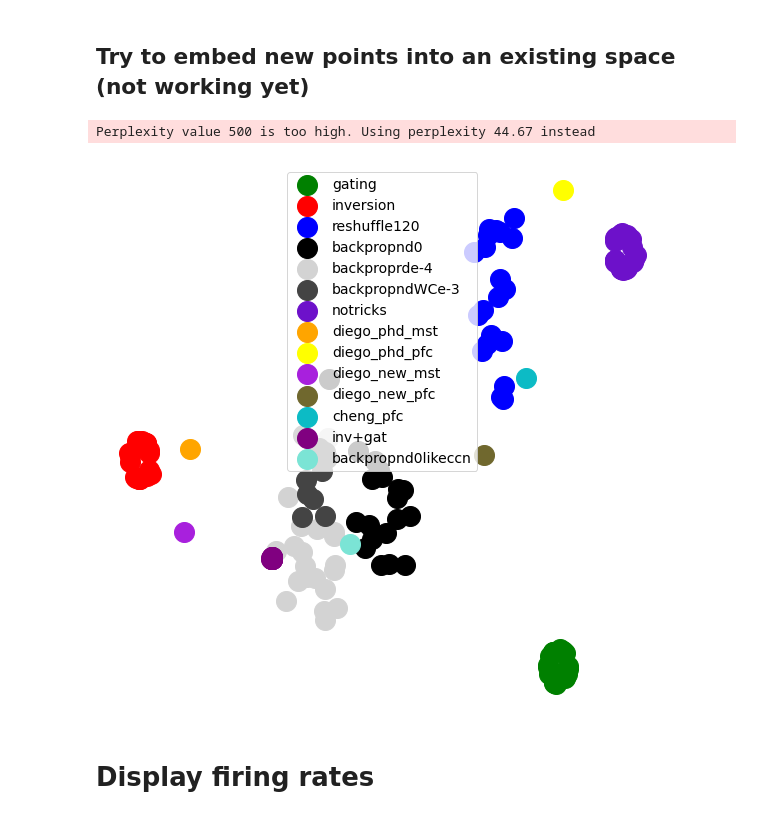
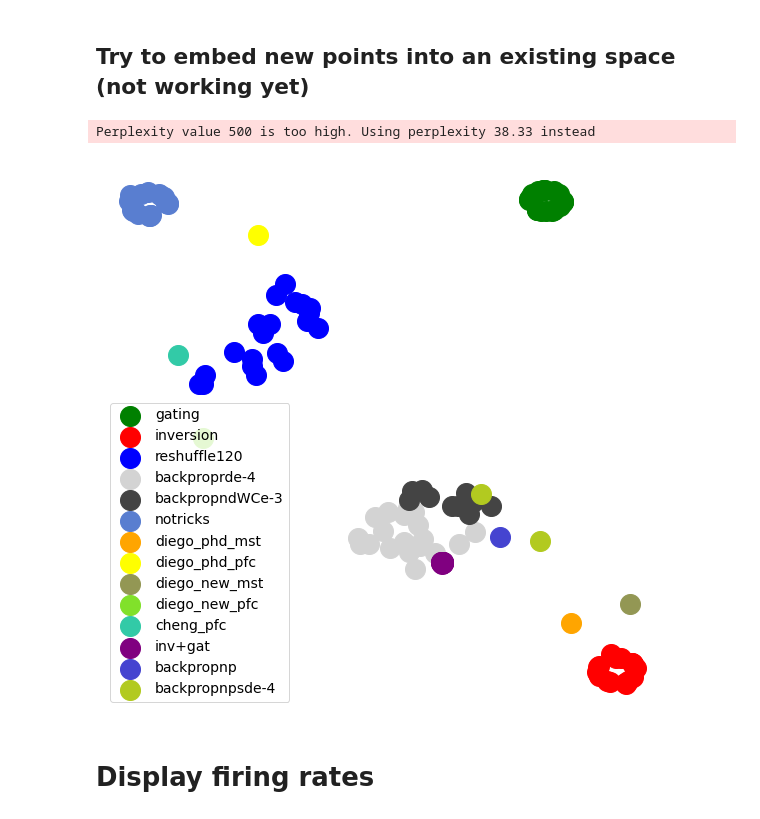
Before and after one commit to azaho/ccn_story3, a Jupyter notebook: netdist.ipynb, the cells around one changed output. Drawn from its saved outputs; the diff is of its cells as text; code cells hidden in the pictures.

```diff
--- a/netdist.ipynb
+++ b/netdist.ipynb
@@ -6,7 +6,7 @@ from netrep.metrics import LinearMetric
 from netrep.metrics import GaussianStochasticMetric
 import matplotlib.pyplot as plt
 import seaborn as sns
-import json
+import json, math
 from scipy import stats
 
 # Load all networks to study here
@@ -71,9 +71,14 @@ all_networks = {
         "names": [f"data/backpropndecCTRNN_2DIR1O_dr100_n0.1_la0.001_r{i}_dv" for i in range(20)],
         "indices": np.arange(0, 64, 16)
     },
-    "backpropnd0likeccn": {
-        "color": np.random.rand(3,),
-        "names": [f"data/backpropndCTRNN_2DIR1O_dr100_n0.1_la0.0001_rlikeCCN_dv" for i in range(1)],
+    "backpropnp": {
+        "color": np.random.rand(3,),  # random color
+        "names": [f"data/backpropnpCTRNN_2DIR1O_dr100_n0.1_la0.0001_rAA_dv" for i in range(1)],
+        "indices": np.arange(0, 64, 16)
+    },
+    "backpropnpsde-4": {
+        "color": np.random.rand(3,),  # random color
+        "names": [f"data/backpropnpsdCTRNN_2DIR1O_dr100_n0.1_la0.0001_r{i}_dv" for i in range(20)],
         "indices": np.arange(0, 64, 16)
     },
     "notricks": {
@@ -114,7 +119,8 @@ all_networks = {
 }
 
 
-keep = "gating,inversion,reshuffle120,inv+gat,backpropnd0,backproprd0,backproprde-4,backpropndWCe-3,backpropnd0likeccn,notricks,diego_phd_mst,diego_phd_pfc,diego_new_mst,diego_new_pfc,cheng_pfc".split(',')
+keep = "gating,inversion,reshuffle120,inv+gat,backpropnd0,backproprd0,backproprde-4,backpropndWCe-3,backpropnp,notricks,diego_phd_mst,diego_phd_pfc,diego_new_mst,diego_new_pfc,cheng_pfc".split(',')
+keep = "gating,inversion,reshuffle120,inv+gat,backpropnd0,backproprd0,backproprde-4,backpropndWCe-3,backpropnp,backpropnpsde-4,notricks,diego_phd_mst,diego_phd_pfc,diego_new_mst,diego_new_pfc,cheng_pfc".split(',')
 for key in list(all_networks.keys()):
    if key not in keep: del all_networks[key]
 
@@ -136,7 +142,7 @@ for name, network in all_networks.items():
     if 'errors' in network:
         indices_to_remove = []
         for i, error in enumerate(network['errors']):
-            if error>15:
+            if error>15 or math.isnan(error):
                 indices_to_remove.append(i)
 
         print(f"for {name}, keeping {int((1-len(indices_to_remove)/len(network['names']))*100)}% of networks")
@@ -144,6 +150,7 @@ for name, network in all_networks.items():
             del network['names'][x]
             del network['errors'][x]
             del network['metadatas'][x]
+        print([i for i in range(20) if i not in indices_to_remove])
 
 # show all errors through time, for an overview
 row_count = 0  # Counter to track the number of plots in the current row
@@ -225,6 +239,7 @@ for network_name, network in all_networks.items():
             net_size = 100
             input_time = 10
             delay0, delay1, delay2 = (30, 90, 140)
+            if "backpropnp" in name: delay0, delay1, delay2 = (15, 50, 90)
             total_time = delay0+delay2+input_time+100
             t_cue_from = delay0
             t_cue_to = delay0+input_time
@@ -349,7 +364,8 @@ tsne = openTSNE.TSNE(
     initialization='spectral',
 )
 
-include = "gating,inversion,reshuffle120,backpropnd0,backproprde-4,backpropndWCe-3,notricks,diego_phd_mst,diego_phd_pfc,diego_new_mst,diego_new_pfc,cheng_pfc".split(',')
+include = "gating,inversion,reshuffle120,backproprde-4,backpropndWCe-3,notricks,diego_phd_mst,diego_phd_pfc,diego_new_mst,diego_new_pfc,cheng_pfc".split(',')
+#include = "gating,inversion,reshuffle120,backpropnd0,backpropnp,diego_phd_mst,diego_new_mst".split(',')
 #include = "gating,inversion,reshuffle120,inv+gat,backpropnd0,notricks".split(',')
 #include = "gating,inversion,reshuffle120,inv+gat,backpropnd0".split(',')
 ids = np.concatenate([all_networks[name]['ids'] for name in include])
@@ -378,31 +394,31 @@ Perplexity value 500 is too high. Using perplexity 44.67 instead
 ## Try to embed new points into an existing space (not working yet)
 # %%
 include_new = "diego_phd_mst,diego_phd_pfc,diego_new_mst,diego_new_pfc,cheng_pfc".split(',')
-include_new = "inv+gat,backpropnd0likeccn".split(',')
+include_new = "inv+gat,backpropnp,backpropnpsde-4".split(',')
 ids_new = np.concatenate([all_networks[name]['ids'] for name in include_new])
 embedding_new = embedding.transform(dist[ids[:], :][:, ids_new].T, perplexity=500, exaggeration=1)
 fig = plt.figure(figsize=(10, 10))
 plt.rc('font', **{'family': 'DejaVu Sans', 'weight': 'normal', 'size': 14})
 i = 0
 for name, network in all_networks.items():
     if name not in include: continue
     n = len(network['ids'])
     plt.scatter(embedding[i:i+n, 0], embedding[i:i+n, 1], 400, color=network['color'], label=name)
     i += n
 i = 0
 for name, network in all_networks.items():
     if name not in include_new: continue
     n = len(network['ids'])
     plt.scatter(embedding_new[i:i+n, 0], embedding_new[i:i+n, 1], 400, color=network['color'], label=name)
     i += n
 plt.xlabel("openTSNE dim1")
 plt.ylabel("openTSNE dim2")
 plt.legend()
 plt.gca().axis('off')
 plt.show()#plt.savefig("ccn_opentsne.pdf", bbox_inches = 'tight')
 # %% [output]
-Perplexity value 500 is too high. Using perplexity 44.67 instead
+Perplexity value 500 is too high. Using perplexity 38.33 instead
-[figure, old version]
+[figure, new version]
 # %% [markdown]
 # Display firing rates
 # %%
```
Also changed, not shown: parts of 4 cells of this notebook, 10 other files.
